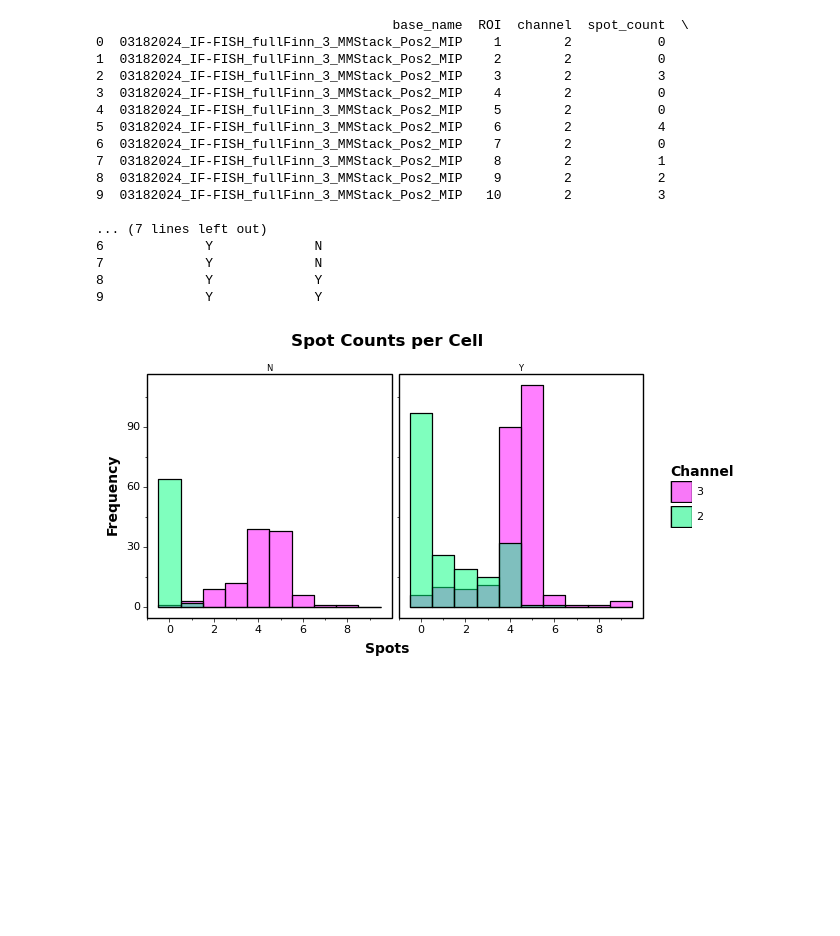
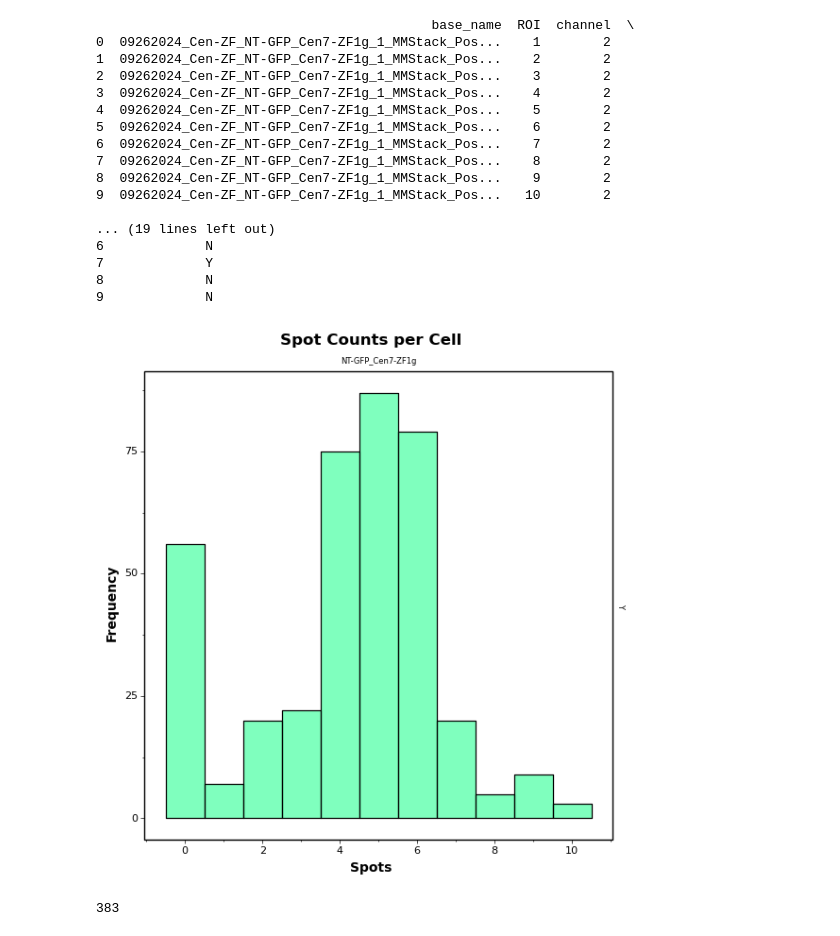
Before and after one commit to timotheelionnet/python_image-analysis, a Jupyter notebook: notebooks/spot-findr.ipynb, the cells around one changed output. Saved outputs shown, nothing was run; the diff lists cells and outputs as text; code cells hidden in the pictures; blank space fills up the shorter version.

```diff
--- a/notebooks/spot-findr.ipynb
+++ b/notebooks/spot-findr.ipynb
@@ -26,7 +26,7 @@ logging.basicConfig(level=logging.INFO, format='%(asctime)s - %(levelname)s - %(
 
 # Define the location of the file to read
 parent_directory = "/Users/nestor/Documents/NYU-ISG/microscope-data" # modify if needed
-experiment = "03182024_IF-FISH_test2" # this will be changed for each experiment
+experiment = "Cen7-ZF1g_pooled" # this will be changed for each experiment
 
 # Read in the experimental groups reference file
 exp_groups = pd.read_csv(os.path.join(parent_directory, experiment, "experimental-groups.csv"))
@@ -289,7 +289,7 @@ print(spot_df.head(10))
 # %%
 # Read in the cell classification generated by img-explorer.ipynb and combine with existing spot counts
 cell_clx = pd.read_csv(os.path.join(parent_directory, experiment, "cell_classification.csv"))
-cell_clx.rename(columns = {'filename': 'base_name', 'ROI_index': 'ROI'}, inplace = True)
+cell_clx.rename(columns = {'filename': 'base_name', 'ROI_index': 'ROI', 'experiment_folder': 'experiment'}, inplace = True)
 # %%
 print(cell_clx.head())
 print(spot_df.head())
@@ -316,27 +316,27 @@ print(spot_df.head())
 # %%
 spot_df = pd.merge(spot_df,
-                   cell_clx[['base_name', 'ROI', 'tx_status_thr', 'tx_status_gmm']],
+                   cell_clx[['plasmid', 'experiment', 'base_name', 'ROI', 'tx_status_thr', 'tx_status_gmm']],
                    on = ['base_name', 'ROI'], how = 'inner')
 # %%
 print(spot_df.head(10))
 # %% [output]
-                                      base_name  ROI  channel  spot_count  \
-0  03182024_IF-FISH_fullFinn_3_MMStack_Pos2_MIP    1        2           0
-1  03182024_IF-FISH_fullFinn_3_MMStack_Pos2_MIP    2        2           0
-2  03182024_IF-FISH_fullFinn_3_MMStack_Pos2_MIP    3        2           3
-3  03182024_IF-FISH_fullFinn_3_MMStack_Pos2_MIP    4        2           0
-4  03182024_IF-FISH_fullFinn_3_MMStack_Pos2_MIP    5        2           0
-5  03182024_IF-FISH_fullFinn_3_MMStack_Pos2_MIP    6        2           4
-6  03182024_IF-FISH_fullFinn_3_MMStack_Pos2_MIP    7        2           0
-7  03182024_IF-FISH_fullFinn_3_MMStack_Pos2_MIP    8        2           1
-8  03182024_IF-FISH_fullFinn_3_MMStack_Pos2_MIP    9        2           2
-9  03182024_IF-FISH_fullFinn_3_MMStack_Pos2_MIP   10        2           3
+                                           base_name  ROI  channel  \
+0  09262024_Cen-ZF_NT-GFP_Cen7-ZF1g_1_MMStack_Pos...    1        2
+1  09262024_Cen-ZF_NT-GFP_Cen7-ZF1g_1_MMStack_Pos...    2        2
+2  09262024_Cen-ZF_NT-GFP_Cen7-ZF1g_1_MMStack_Pos...    3        2
+3  09262024_Cen-ZF_NT-GFP_Cen7-ZF1g_1_MMStack_Pos...    4        2
+4  09262024_Cen-ZF_NT-GFP_Cen7-ZF1g_1_MMStack_Pos...    5        2
+5  09262024_Cen-ZF_NT-GFP_Cen7-ZF1g_1_MMStack_Pos...    6        2
+6  09262024_Cen-ZF_NT-GFP_Cen7-ZF1g_1_MMStack_Pos...    7        2
+7  09262024_Cen-ZF_NT-GFP_Cen7-ZF1g_1_MMStack_Pos...    8        2
+8  09262024_Cen-ZF_NT-GFP_Cen7-ZF1g_1_MMStack_Pos...    9        2
+9  09262024_Cen-ZF_NT-GFP_Cen7-ZF1g_1_MMStack_Pos...   10        2
 
-... (7 lines left out)
-6             Y             N
-7             Y             N
-8             Y             Y
-9             Y             Y
+... (19 lines left out)
+6             N
+7             Y
+8             N
+9             N
 # %%
 # Plot the number of spots found for all ROIs in all images
 
@@ -345,36 +345,47 @@ channel_colors = {1: 'blue', 2: 'springgreen', 3: 'magenta'}
 
 # Reorder channels so that Channel 2 (GFP) is plotted over Channel 3 (FISH)
 spot_df['channel'] = pd.Categorical(spot_df['channel'], categories=[3, 2], ordered=True)
 
+my_spots = spot_df[(spot_df['spot_count'] <= 10) &
+                           (spot_df['tx_status_thr'] == 'Y') &
+                           (spot_df['plasmid'] == 'NT-GFP_Cen7-ZF1g')]
+
+
 # Determine the largest number of spots to set the X axis of the plot
-max_spot_count = spot_df['spot_count'].max()
+#max_spot_count = spot_df['spot_count'].max()
+max_spot_count = 10
 
 # Define the plot with overlaid histograms for each channel
 spot_histogram = (
-    p9.ggplot(spot_df,
+    p9.ggplot(my_spots,
               p9.aes(x='spot_count', fill = 'factor(channel)')) +  # Set the data and x-axis aesthetic
     p9.geom_histogram(binwidth = 1, color = 'black',
                       alpha = 0.5, position = 'identity') +  # Overlaid histograms
     p9.labs(title = 'Spot Counts per Cell',
             x = 'Spots', y = 'Frequency', fill = 'Channel') +  # Add labels
-    p9.facet_wrap('~ tx_status_thr') +
-    p9.scale_fill_manual(values=channel_colors) +  # Apply the custom channel colors
-    p9.scale_x_continuous(breaks=range(0, max_spot_count + 1, 2)) +
+    p9.facet_grid('tx_status_thr ~ plasmid', scales = "free_y") +
+    p9.scale_fill_manual(values = channel_colors) +  # Apply the custom channel colors
+    p9.scale_x_continuous(breaks = range(0, max_spot_count + 1, 2)) +
     p9.theme_bw() +  # Apply theme
     p9.theme(aspect_ratio = 1,
              panel_grid = p9.element_blank(),
              panel_border = p9.element_rect(color='black', linewidth=1),
              axis_ticks = p9.element_line(color='black', linewidth=0.5),
              plot_title = p9.element_text(size=12, color='black', face='bold'),
              axis_text = p9.element_text(size=8, color='black'),
              axis_title = p9.element_text(size=10, color='black', face='bold'),
              legend_text = p9.element_text(size=8, color='black'),
              legend_title = p9.element_text(size=10, color='black', face='bold'),
+             legend_position = 'none',
              strip_background = p9.element_blank(),
              strip_text = p9.element_text(size=6, color='black'))
 )
 
 # Display the plot
 print(spot_histogram)
 # %% [output]
-[figure, old version]
+[figure, new version]
+# %%
+print(my_spots.groupby(['base_name', 'ROI']).ngroups)
+# %% [output]
+383
```
Also changed, not shown: parts of 8 cells of this notebook, 1 other file.
